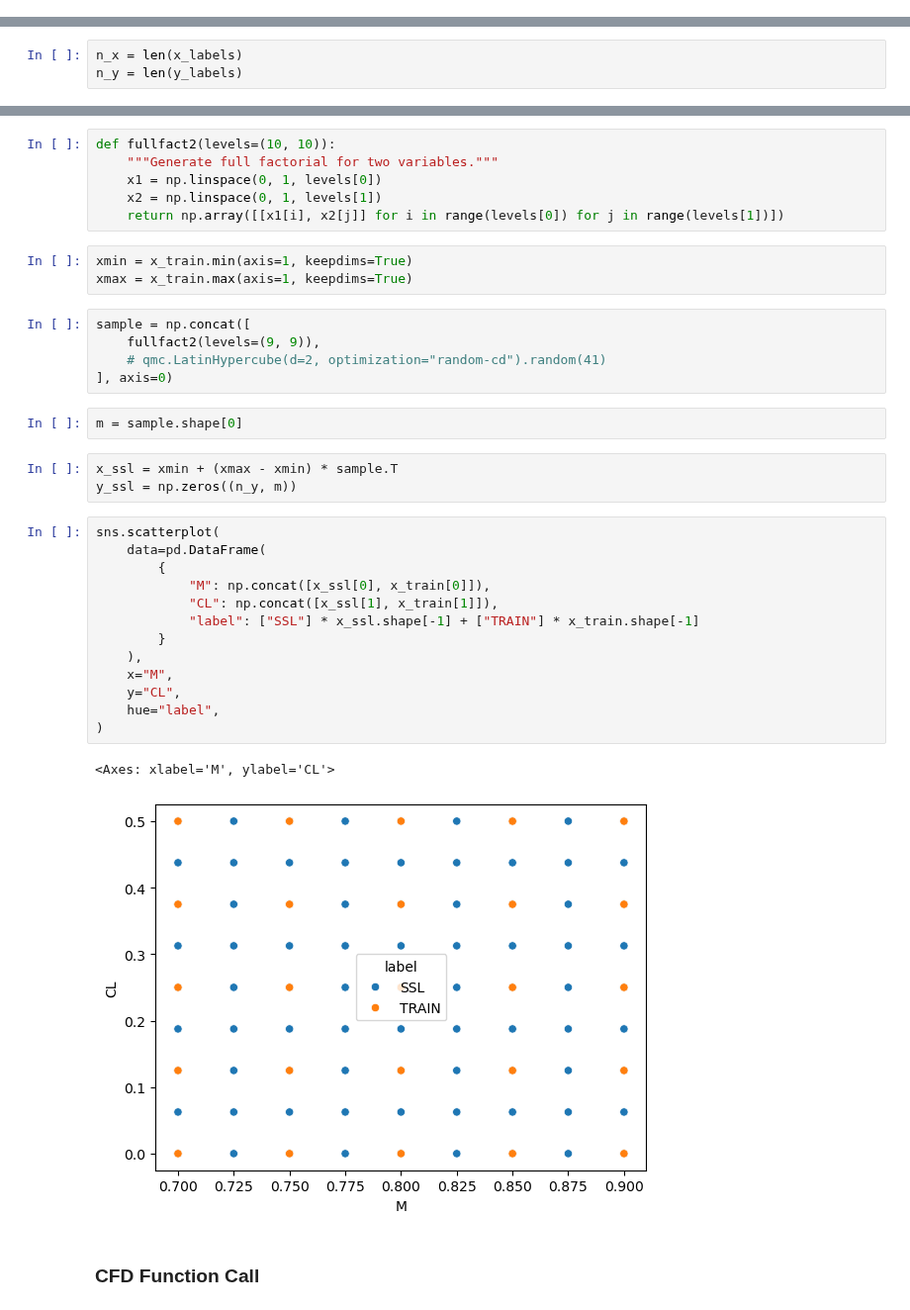
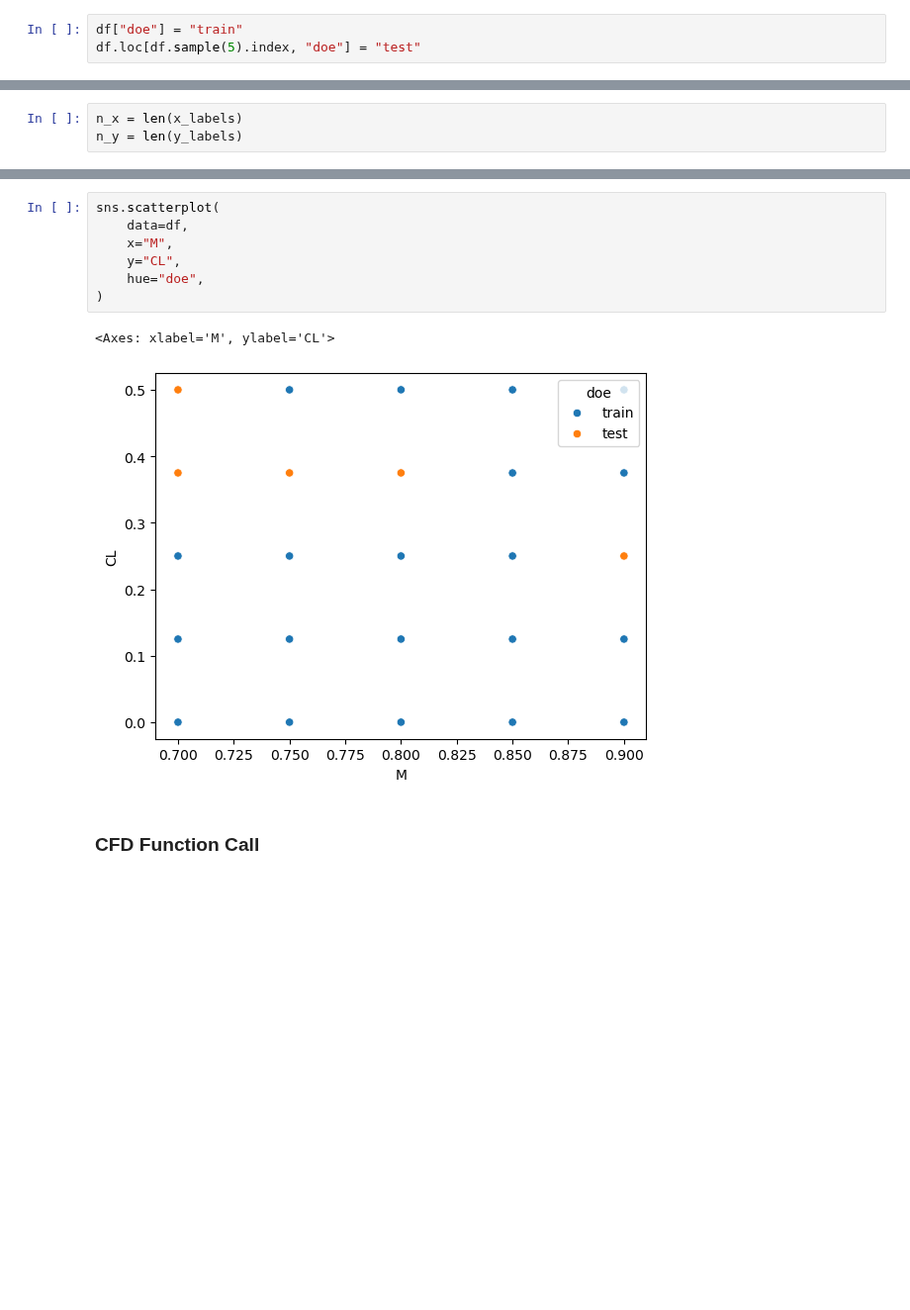
Before and after one commit to shb84/JENN, a Jupyter notebook: notebooks/ssl-dev.ipynb, the cells around one changed output, grey strips where cells are left out. Shown at 99% size. Saved outputs shown, nothing was run; the diff lists cells and outputs as text; blank space fills up the shorter version.

```diff
--- a/notebooks/ssl-dev.ipynb
+++ b/notebooks/ssl-dev.ipynb
@@ -116,3 +117,6 @@ We now test SSL on a small yet representative airfoil shape optimization problem
 ### Training Data
 # %%
 df = pd.read_csv("DATABASE_OF_OPTIMIZED_SHAPEVARS.csv", index_col=0)
+# %%
+df["doe"] = "train"
+df.loc[df.sample(5).index, "doe"] = "test"
@@ -130,38 +138,13 @@ n_y = len(y_labels)
-# %%
-def fullfact2(levels=(10, 10)):
-    """Generate full factorial for two variables."""
-    x1 = np.linspace(0, 1, levels[0])
-    x2 = np.linspace(0, 1, levels[1])
-    return np.array([[x1[i], x2[j]] for i in range(levels[0]) for j in range(levels[1])])
-# %%
-xmin = x_train.min(axis=1, keepdims=True)
-xmax = x_train.max(axis=1, keepdims=True)
-# %%
-sample = np.concat([
-    fullfact2(levels=(9, 9)),
-    # qmc.LatinHypercube(d=2, optimization="random-cd").random(41)
-], axis=0)
-# %%
-m = sample.shape[0]
-# %%
-x_ssl = xmin + (xmax - xmin) * sample.T
-y_ssl = np.zeros((n_y, m))
 # %%
 sns.scatterplot(
-    data=pd.DataFrame(
-        {
-            "M": np.concat([x_ssl[0], x_train[0]]),
-            "CL": np.concat([x_ssl[1], x_train[1]]),
-            "label": ["SSL"] * x_ssl.shape[-1] + ["TRAIN"] * x_train.shape[-1]
-        }
-    ),
+    data=df,
     x="M",
     y="CL",
-    hue="label",
+    hue="doe",
 )
 # %% [output]
 <Axes: xlabel='M', ylabel='CL'>
-[figure, old version]
+[figure, new version]
 # %% [markdown]
 ### CFD Function Call
 # %%
```
Also changed, not shown: parts of 44 cells of this notebook, 1 other file.
